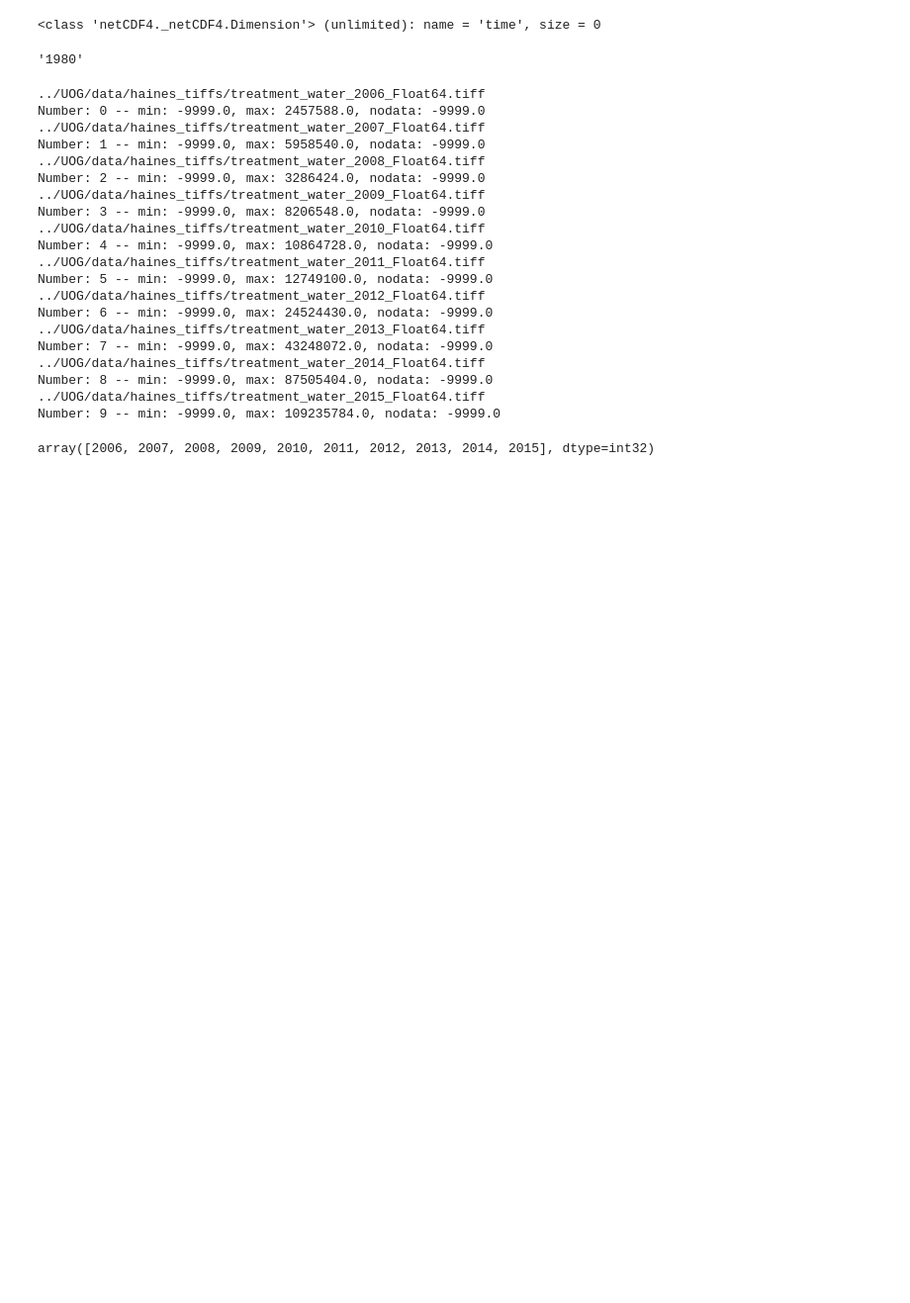
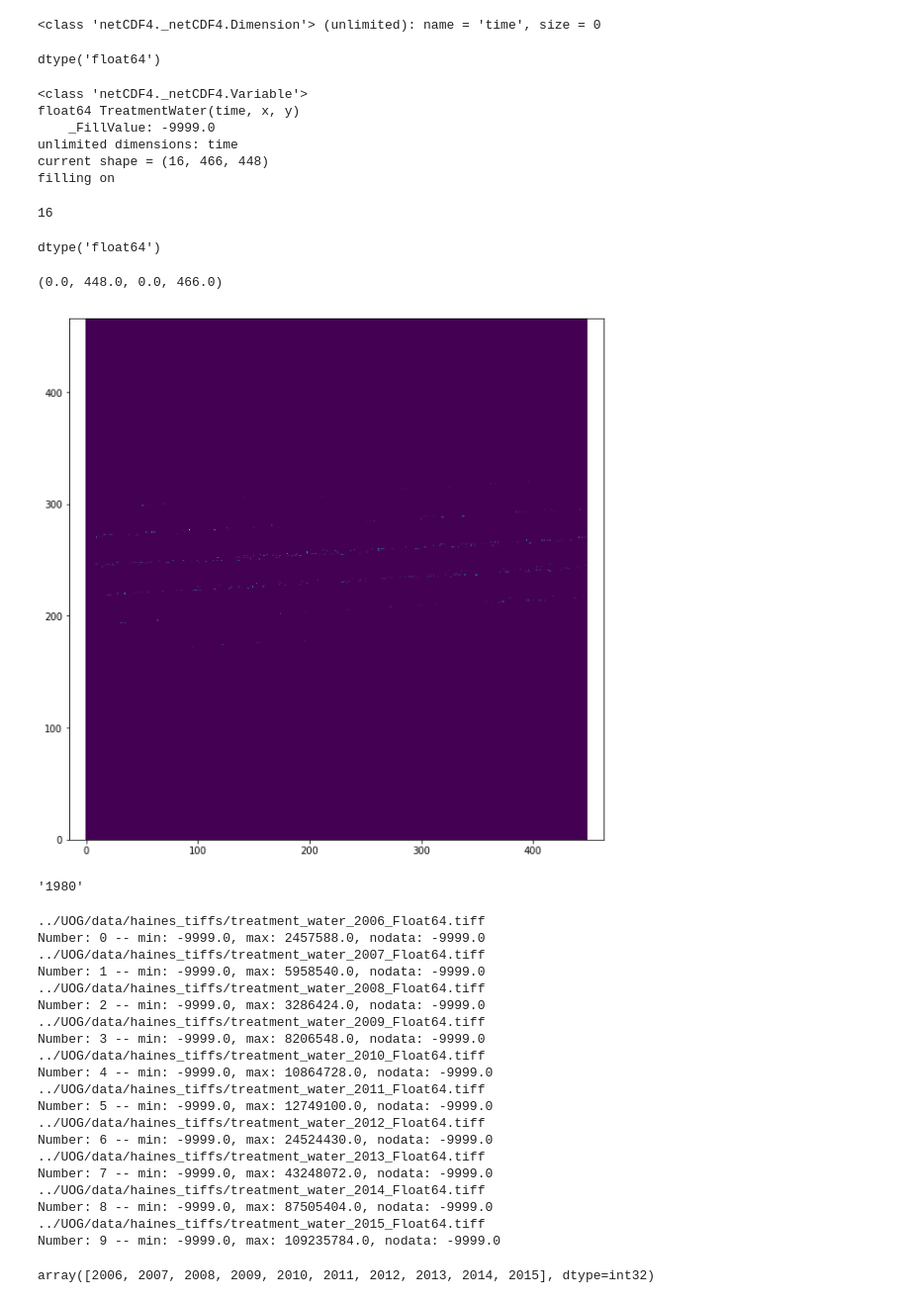
Before and after one commit to theobarnhart-USGS/WaPR, a Jupyter notebook: create_data_release_netCDF.ipynb, the cells around one changed output. Shown at 99% size. Cells and saved outputs as stored; diff of their text form; code cells hidden in the pictures; blank space fills up the shorter version.

```diff
--- a/create_data_release_netCDF.ipynb
+++ b/create_data_release_netCDF.ipynb
@@ -109,3 +151,33 @@ Northing[:] = y
+# %%
+np.array(data.variables['Band14']).dtype
+# %% [output]
+dtype('float64')
+# %%
+out.variables['TreatmentWater']
+# %% [output]
+<class 'netCDF4._netCDF4.Variable'>
+float64 TreatmentWater(time, x, y)
+    _FillValue: -9999.0
+unlimited dimensions: time
+current shape = (16, 466, 448)
+filling on
+# %%
+ct
+# %% [output]
+16
+# %%
+rast = np.array(out.variables['TreatmentWater'][15,:,:])
+# %%
+rast.dtype
+# %% [output]
+dtype('float64')
+# %%
+plt.figure(figsize=(10,10))
+plt.pcolormesh(rast)
+plt.axis('equal')
+# %% [output]
+(0.0, 448.0, 0.0, 466.0)
+[figure, added]
 # %%
 files = glob.glob('../UOG/data/haines_tiffs/treatment_water_*_Float64.tiff')
 # %%
```
Also changed, not shown: parts of 5 cells of this notebook, 1 other file.
